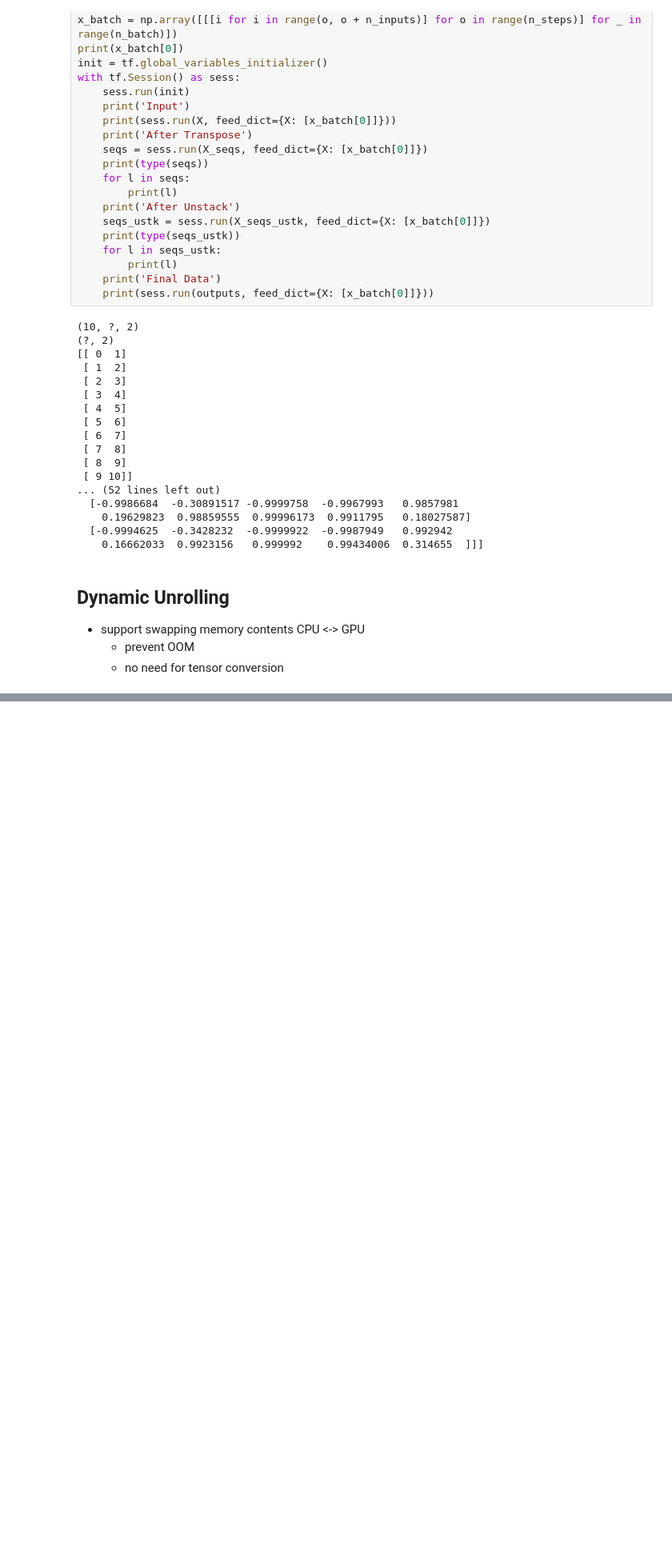
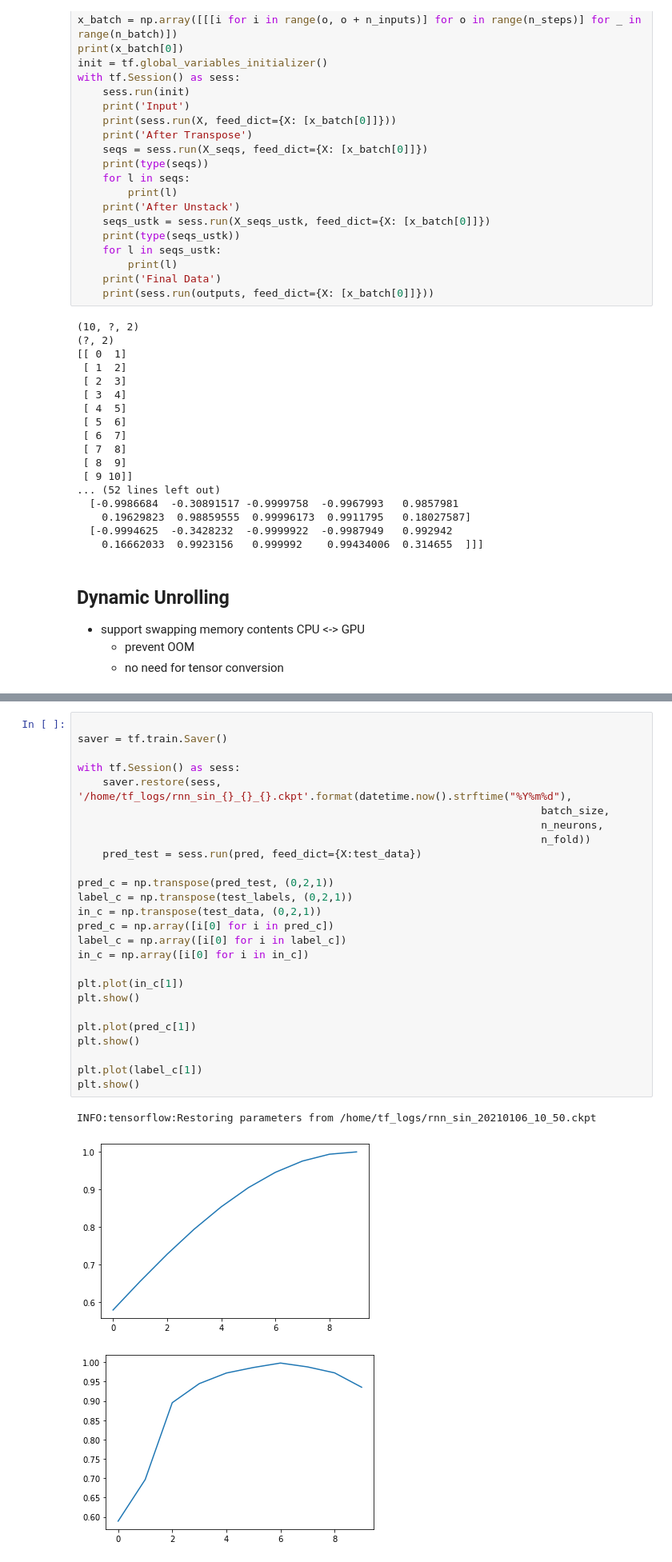
Before and after one commit to fritzprix/ml_note, a Jupyter notebook: work/ho_ch14_rnn.ipynb, the cells around one changed output, grey strips where cells are left out. Shown at 80% size. Drawn from its saved outputs; the diff is of its cells as text; blank space fills up the shorter version.

```diff
--- a/work/ho_ch14_rnn.ipynb
+++ b/work/ho_ch14_rnn.ipynb
@@ -186,0 +654,30 @@ with tf.Session() as sess:
+# %%
+
+saver = tf.train.Saver()
+
+with tf.Session() as sess:
+    saver.restore(sess, '/home/tf_logs/rnn_sin_{}_{}_{}.ckpt'.format(datetime.now().strftime("%Y%m%d"),
+                                                                          batch_size,
+                                                                          n_neurons,
+                                                                          n_fold))
+    pred_test = sess.run(pred, feed_dict={X:test_data})
+
+pred_c = np.transpose(pred_test, (0,2,1))
+label_c = np.transpose(test_labels, (0,2,1))
+in_c = np.transpose(test_data, (0,2,1))
+pred_c = np.array([i[0] for i in pred_c])
+label_c = np.array([i[0] for i in label_c])
+in_c = np.array([i[0] for i in in_c])
+
+plt.plot(in_c[1])
+plt.show()
+
+plt.plot(pred_c[1])
+plt.show()
+
+plt.plot(label_c[1])
+plt.show()
+# %% [output]
+INFO:tensorflow:Restoring parameters from /home/tf_logs/rnn_sin_20210106_10_50.ckpt
+[figure, added]
+[figure, added]
```
Also changed, not shown: parts of 13 cells of this notebook, 10 other files.
